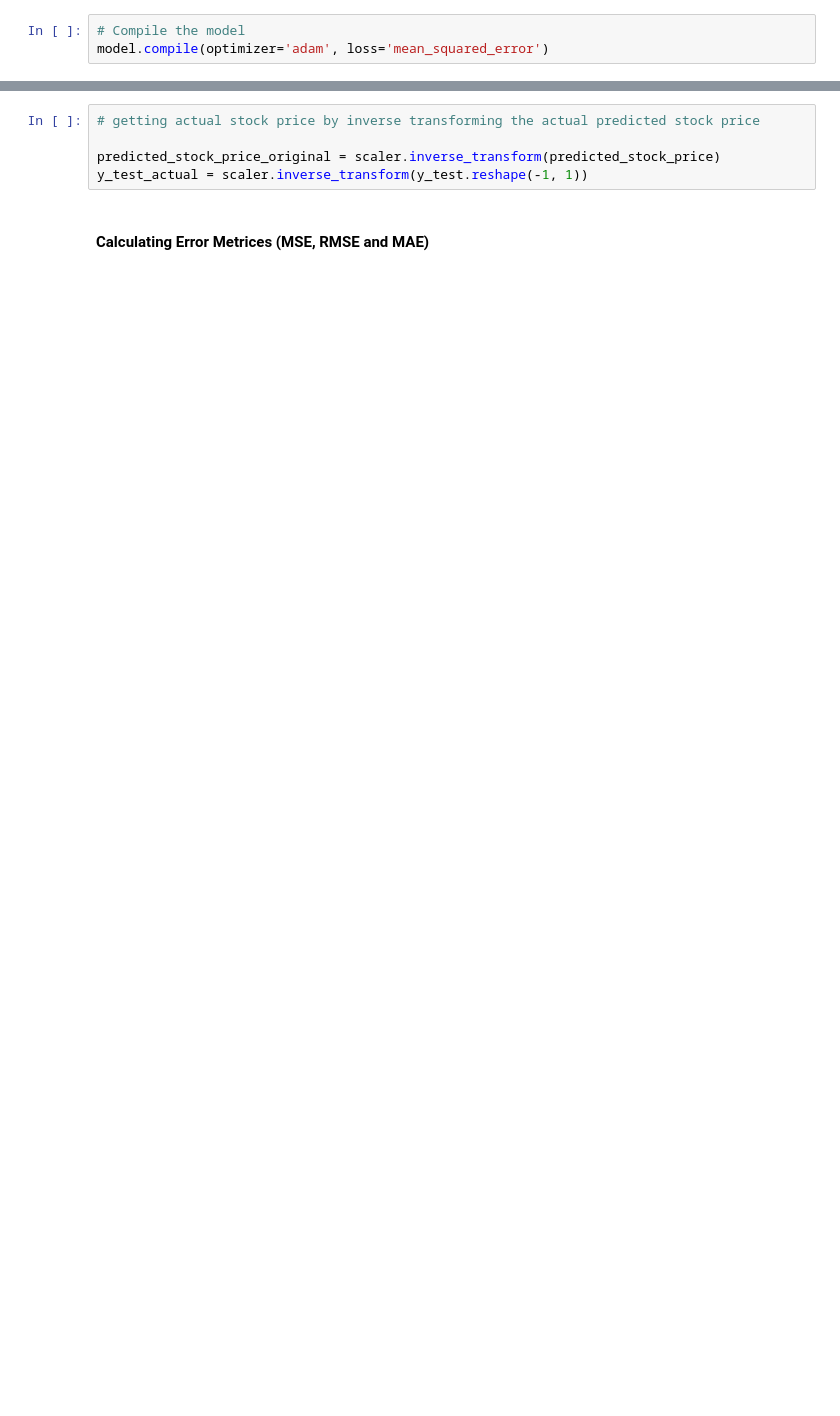
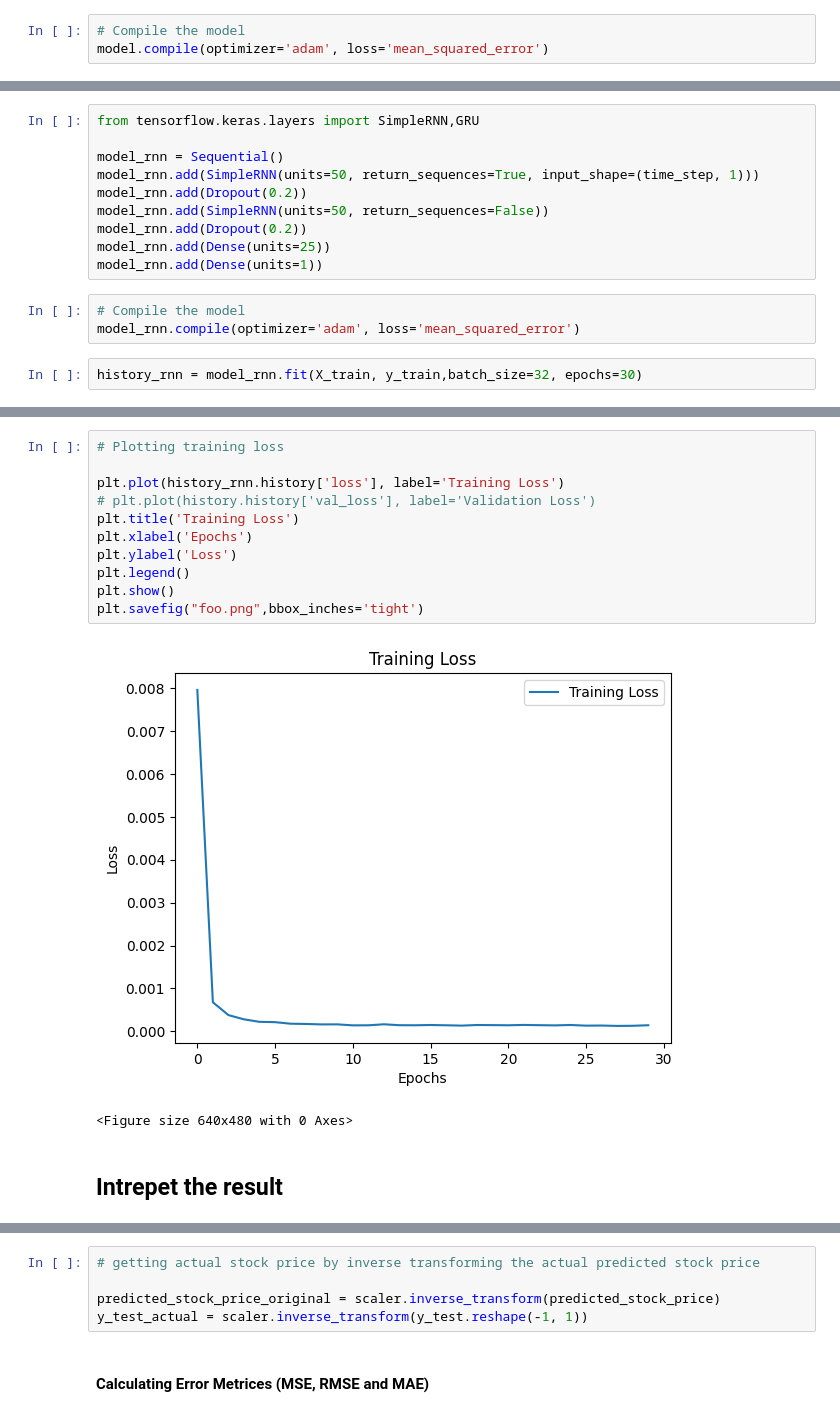
Before and after one commit to asimMahat/Stock-Market-Prediction, a Jupyter notebook: LSTM_predictor.ipynb, the cells around one changed output, grey strips where cells are left out. Saved outputs shown, nothing was run; the diff lists cells and outputs as text; blank space fills up the shorter version.

```diff
--- a/LSTM_predictor.ipynb
+++ b/LSTM_predictor.ipynb
@@ -224,0 +277,15 @@ Epoch 30/30
+# %%
+from tensorflow.keras.layers import SimpleRNN,GRU
+
+model_rnn = Sequential()
+model_rnn.add(SimpleRNN(units=50, return_sequences=True, input_shape=(time_step, 1)))
+model_rnn.add(Dropout(0.2))
+model_rnn.add(SimpleRNN(units=50, return_sequences=False))
+model_rnn.add(Dropout(0.2))
+model_rnn.add(Dense(units=25))
+model_rnn.add(Dense(units=1))
+# %%
+# Compile the model
+model_rnn.compile(optimizer='adam', loss='mean_squared_error')
+# %%
+history_rnn = model_rnn.fit(X_train, y_train,batch_size=32, epochs=30)
@@ -224,0 +310,16 @@ Epoch 30/30
+# %%
+# Plotting training loss
+
+plt.plot(history_rnn.history['loss'], label='Training Loss')
+# plt.plot(history.history['val_loss'], label='Validation Loss')
+plt.title('Training Loss')
+plt.xlabel('Epochs')
+plt.ylabel('Loss')
+plt.legend()
+plt.show()
+plt.savefig("foo.png",bbox_inches='tight')
+# %% [output]
+[figure, added]
+<Figure size 640x480 with 0 Axes>
+# %% [markdown]
+## Intrepet the result
```
Also changed, not shown: parts of 37 cells of this notebook, 2 other files.
